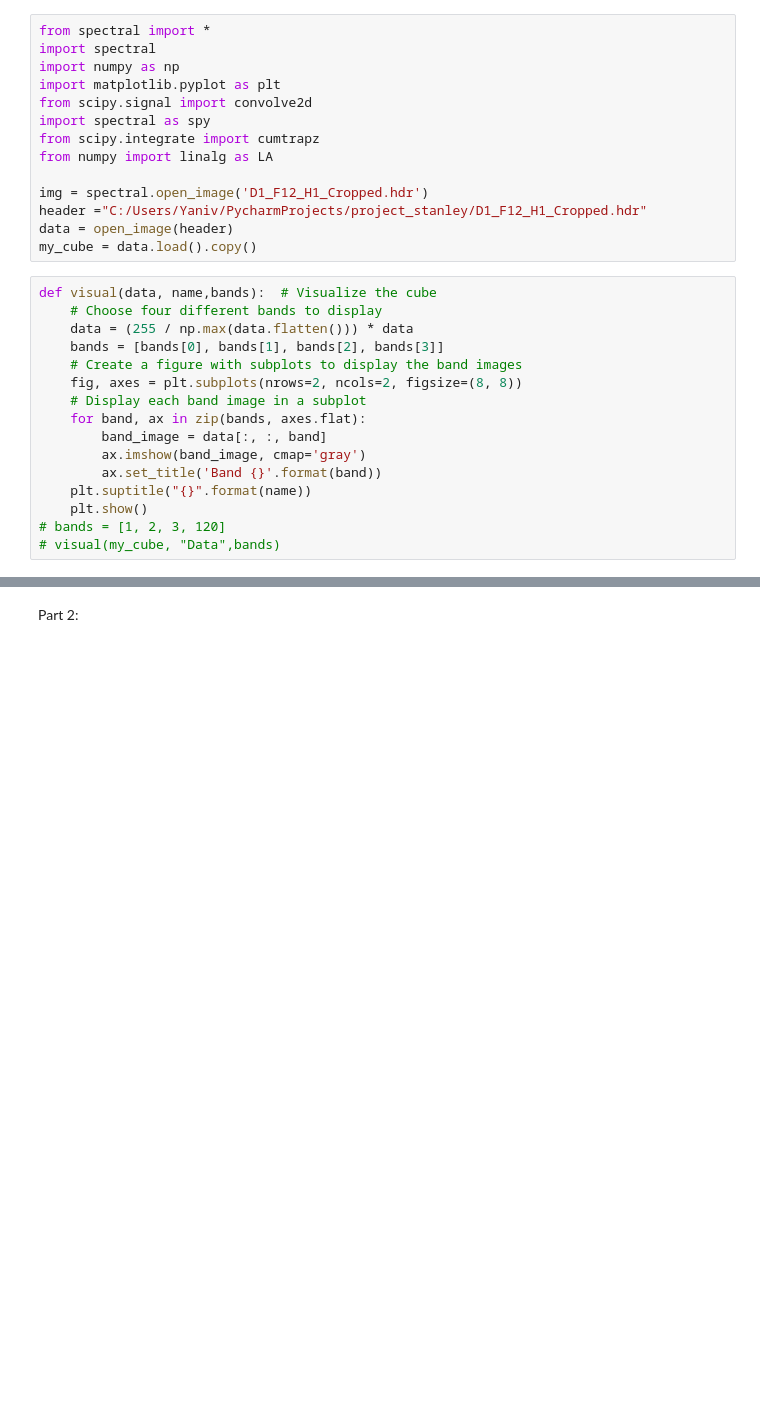
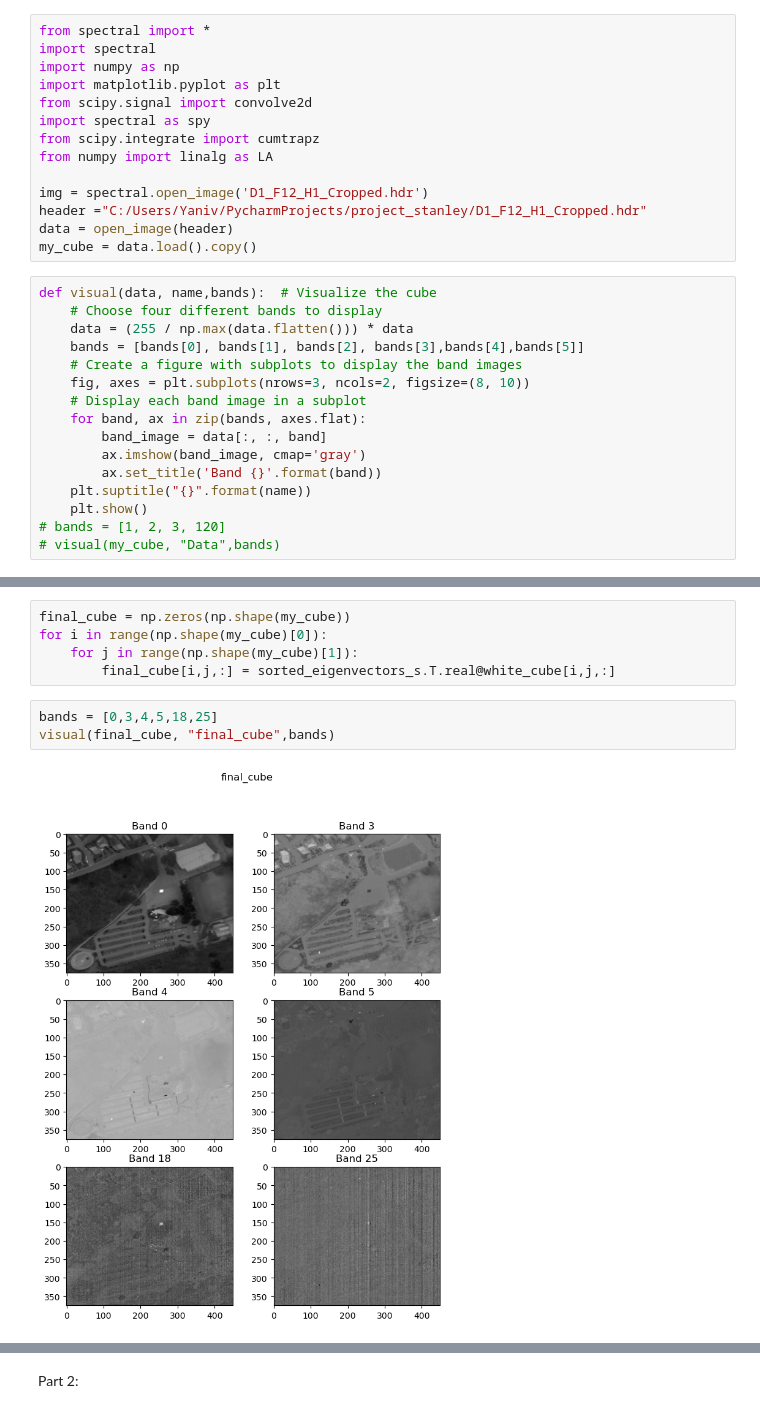
Before and after one commit to mazyaniv/Image-Processing, a Jupyter notebook: main.ipynb, the cells around one changed output, grey strips where cells are left out. Saved outputs shown, nothing was run; the diff lists cells and outputs as text; blank space fills up the shorter version.

```diff
--- a/main.ipynb
+++ b/main.ipynb
@@ -16,9 +16,9 @@ my_cube = data.load().copy()
 def visual(data, name,bands):  # Visualize the cube
     # Choose four different bands to display
     data = (255 / np.max(data.flatten())) * data
-    bands = [bands[0], bands[1], bands[2], bands[3]]
+    bands = [bands[0], bands[1], bands[2], bands[3],bands[4],bands[5]]
     # Create a figure with subplots to display the band images
-    fig, axes = plt.subplots(nrows=2, ncols=2, figsize=(8, 8))
+    fig, axes = plt.subplots(nrows=3, ncols=2, figsize=(8, 10))
     # Display each band image in a subplot
     for band, ax in zip(bands, axes.flat):
         band_image = data[:, :, band]
@@ -67,0 +82,10 @@ visual(cube_new_yaniv, "cube_new_yaniv",bands)
+# %%
+final_cube = np.zeros(np.shape(my_cube))
+for i in range(np.shape(my_cube)[0]):
+    for j in range(np.shape(my_cube)[1]):
+        final_cube[i,j,:] = sorted_eigenvectors_s.T.real@white_cube[i,j,:]
+# %%
+bands = [0,3,4,5,18,25]
+visual(final_cube, "final_cube",bands)
+# %% [output]
+[figure, added]
```
Also changed, not shown: parts of 9 cells of this notebook.
